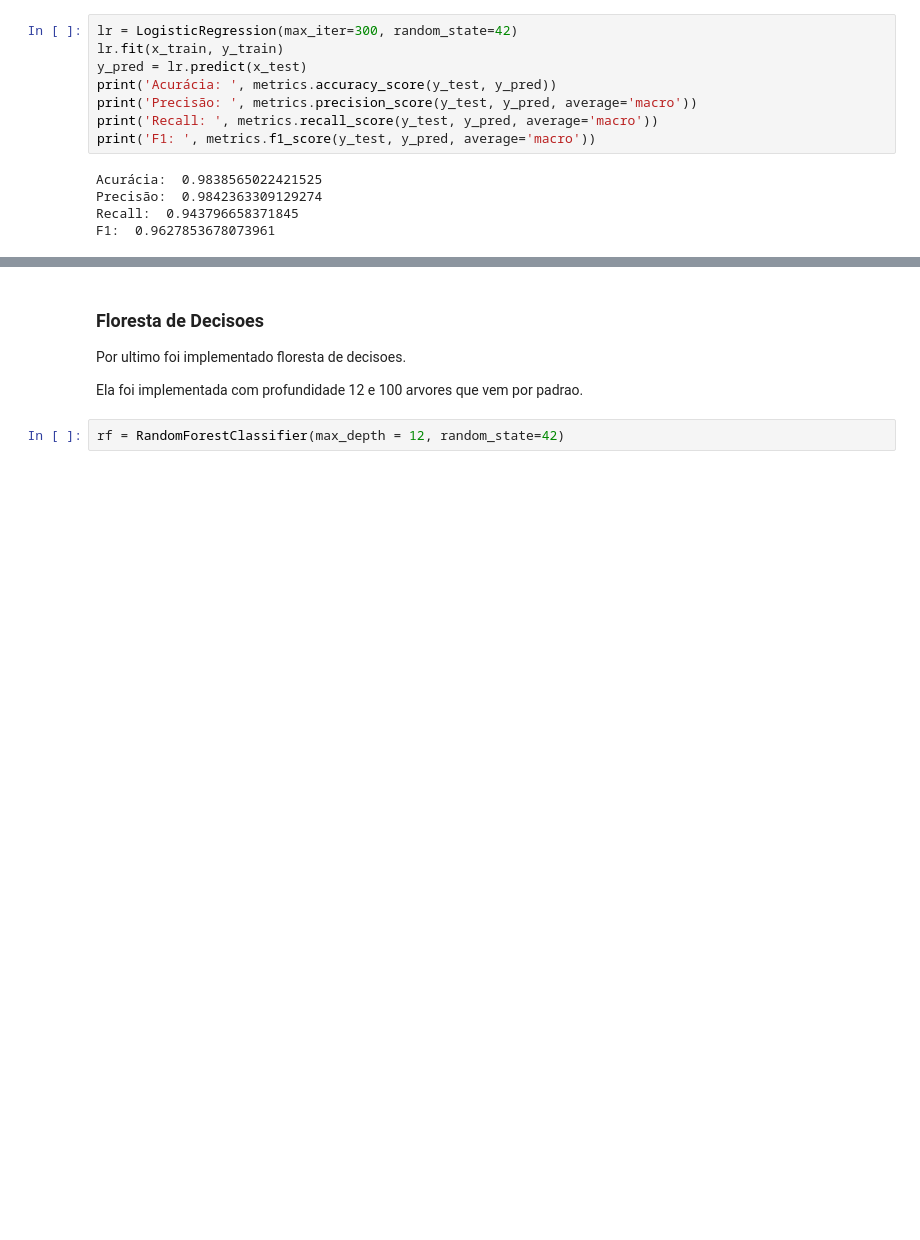
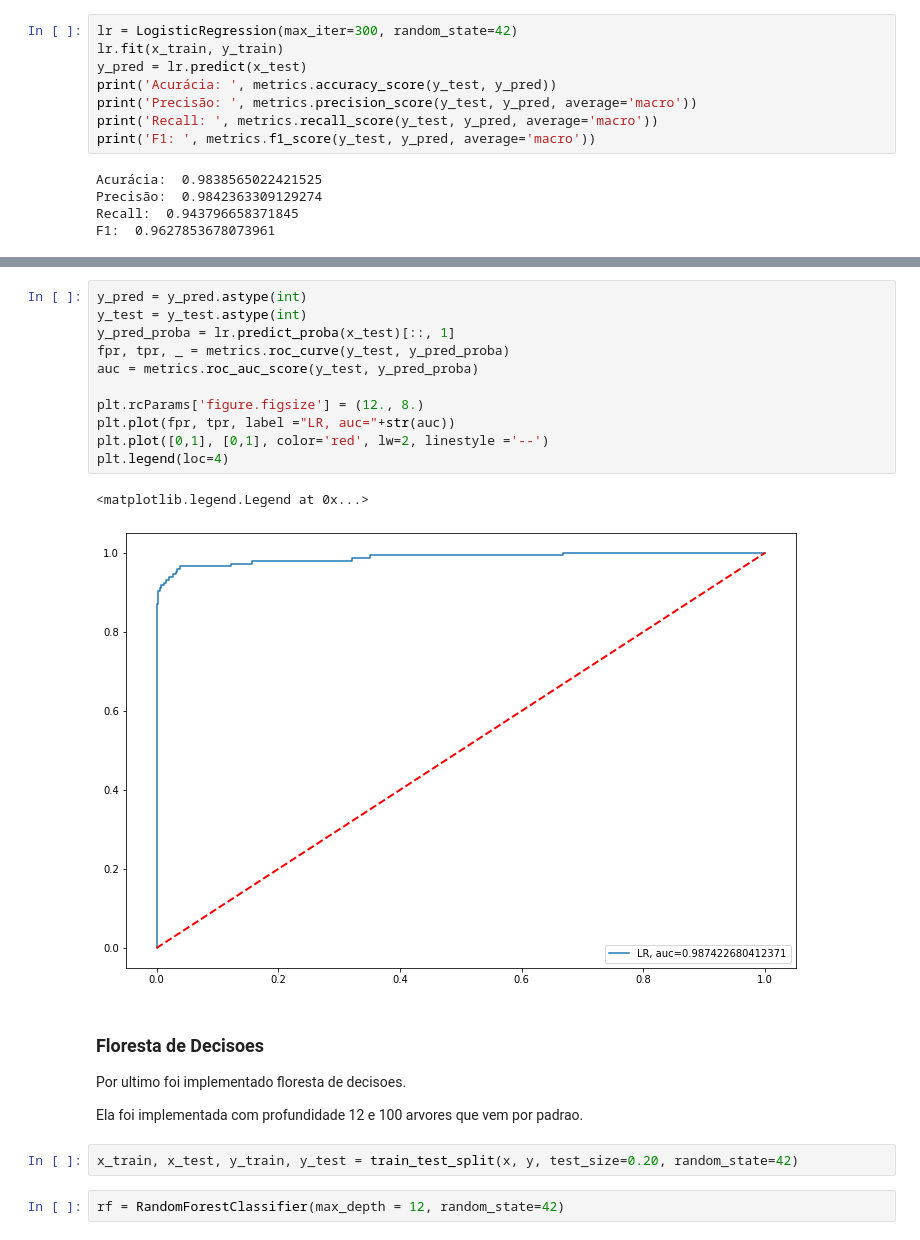
Before and after one commit to Gehlen05/sms-classifier-senior-sistemas, a Jupyter notebook: sms_classifier_regressao_logistica_floresta_decisao_token_senior_sistemas.ipynb, the cells around one changed output, grey strips where cells are left out. Cells and saved outputs as stored; diff of their text form; blank space fills up the shorter version.

```diff
--- a/sms_classifier_regressao_logistica_floresta_decisao_token_senior_sistemas.ipynb
+++ b/sms_classifier_regressao_logistica_floresta_decisao_token_senior_sistemas.ipynb
@@ -170,8 +170,24 @@ disp.plot()
+# %%
+y_pred = y_pred.astype(int)
+y_test = y_test.astype(int)
+y_pred_proba = lr.predict_proba(x_test)[::, 1]
+fpr, tpr, _ = metrics.roc_curve(y_test, y_pred_proba)
+auc = metrics.roc_auc_score(y_test, y_pred_proba)
+
+plt.rcParams['figure.figsize'] = (12., 8.)
+plt.plot(fpr, tpr, label ="LR, auc="+str(auc))
+plt.plot([0,1], [0,1], color='red', lw=2, linestyle ='--')
+plt.legend(loc=4)
+# %% [output]
+<matplotlib.legend.Legend at 0x...>
+[figure, added]
 # %% [markdown]
 ### Floresta de Decisoes
   Por ultimo foi implementado floresta de decisoes.
 
   Ela foi implementada com profundidade 12 e 100 arvores que vem por padrao.
+# %%
+x_train, x_test, y_train, y_test = train_test_split(x, y, test_size=0.20, random_state=42)
 # %%
 rf = RandomForestClassifier(max_depth = 12, random_state=42)
 # %%
```
Also changed, not shown: parts of 7 cells of this notebook.
